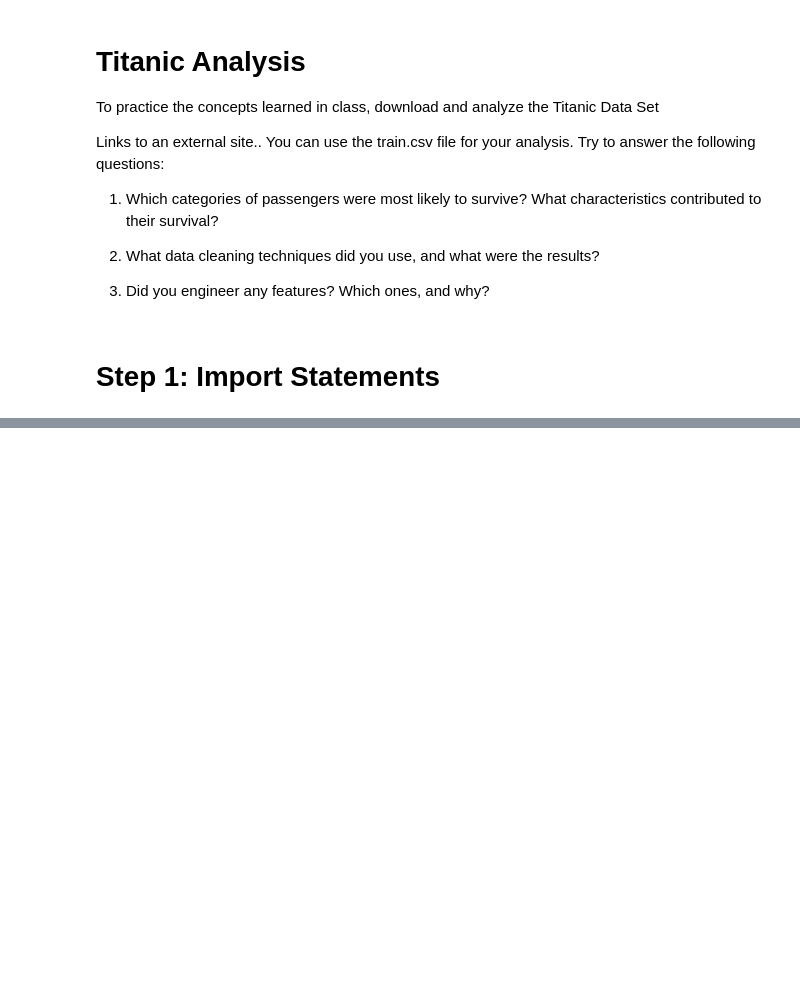
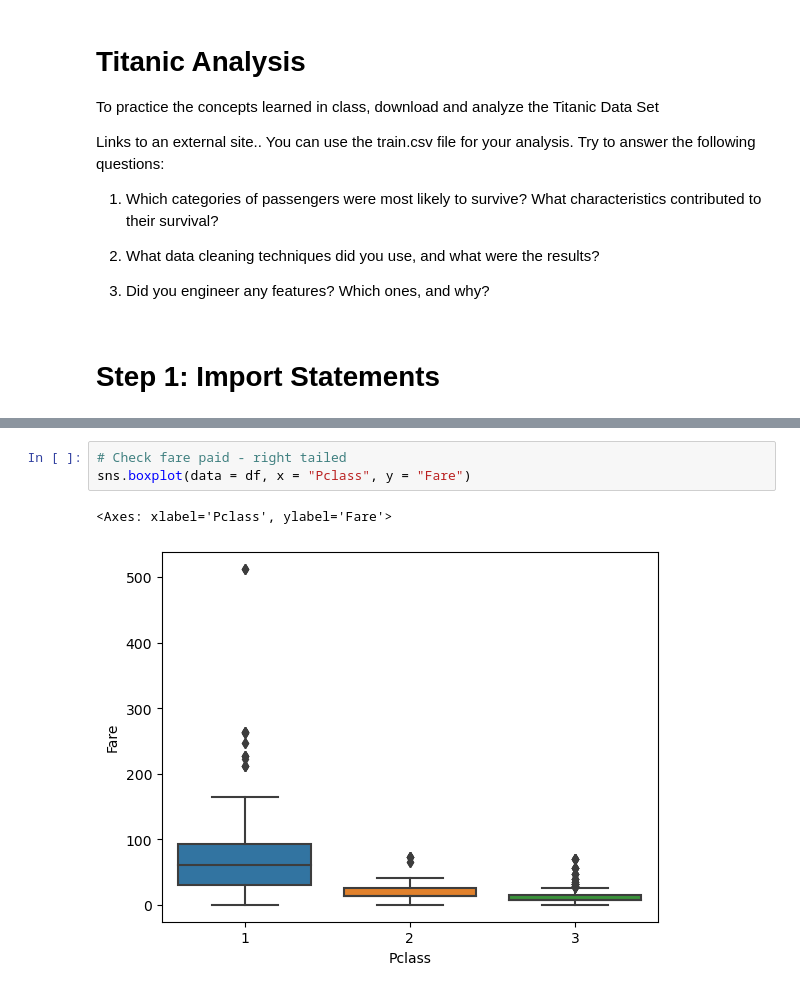
Before and after one commit to TangoMango223/schulich_MBAN6110, a Jupyter notebook: practice_questions/titanic_analysis.ipynb, the cells around one changed output, grey strips where cells are left out. Drawn from its saved outputs; the diff is of its cells as text; blank space fills up the shorter version.

```diff
--- a/practice_questions/titanic_analysis.ipynb
+++ b/practice_questions/titanic_analysis.ipynb
@@ -26,0 +217,6 @@ HTTPError: HTTP Error 404: Not Found
+# %%
+# Check fare paid - right tailed
+sns.boxplot(data = df, x = "Pclass", y = "Fare")
+# %% [output]
+<Axes: xlabel='Pclass', ylabel='Fare'>
+[figure, added]
```
Also changed, not shown: parts of 41 cells of this notebook, 1 other file.
